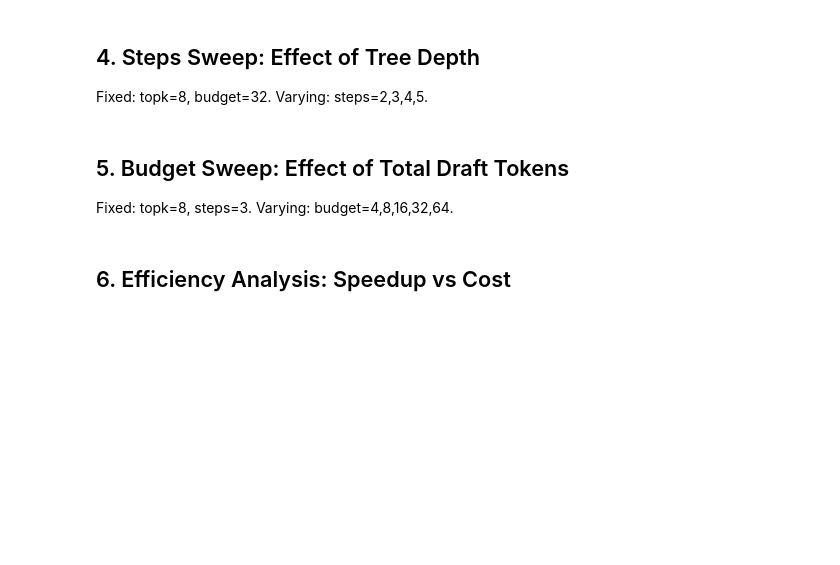
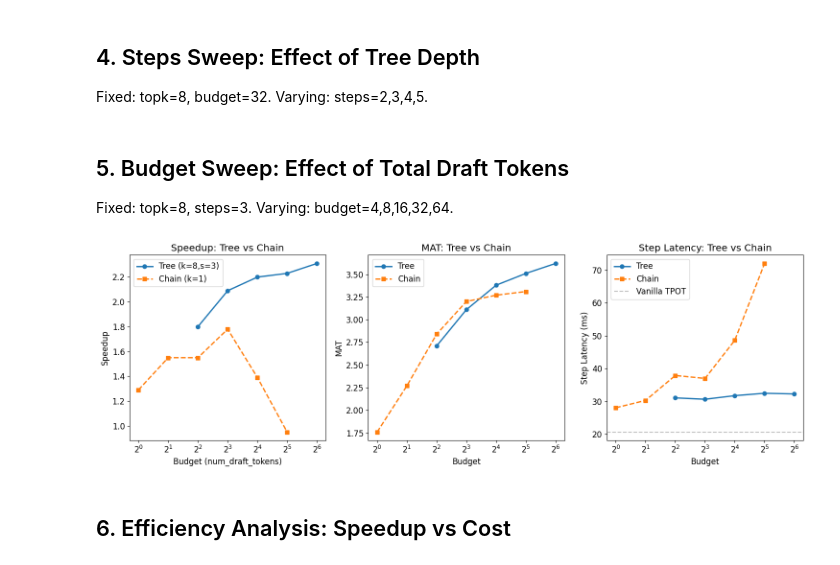
Before and after one commit to xogusrns123/advance-spec, a Jupyter notebook: notebooks/analyze_eagle3_bench.ipynb, the cells around one changed output. Drawn from its saved outputs; the diff is of its cells as text; code cells hidden in the pictures; blank space fills up the shorter version.

```diff
--- a/notebooks/analyze_eagle3_bench.ipynb
+++ b/notebooks/analyze_eagle3_bench.ipynb
@@ -154,7 +205,8 @@ Fixed: topk=8, budget=32. Varying: steps=2,3,4,5.
 # %%
 steps_sweep = df[
     (df['mode'] == 'tree') & (df['topk'] == 8) & (df['budget'] == 32)
-].sort_values('steps')
+].sort_values('steps').copy()
+steps_sweep['step_latency'] = steps_sweep['tpot_ms'] * steps_sweep['mat']
 
 if len(steps_sweep) > 0:
     fig, axes = plt.subplots(1, 3, figsize=(15, 5))
@@ -169,17 +221,17 @@ if len(steps_sweep) > 0:
     axes[1].set_ylabel('MAT')
     axes[1].set_title('MAT vs steps')
 
-    axes[2].plot(steps_sweep['steps'], steps_sweep['tpot_ms'], 'D-', color='#d62728', linewidth=2)
+    axes[2].plot(steps_sweep['steps'], steps_sweep['step_latency'], 'D-', color='#d62728', linewidth=2)
     axes[2].set_xlabel('steps')
-    axes[2].set_ylabel('TPOT (ms/tok)')
-    axes[2].set_title('Latency vs steps')
-    axes[2].axhline(y=vanilla_tpot, color='gray', linestyle='--', alpha=0.5, label='Vanilla')
+    axes[2].set_ylabel('Step Latency (ms)')
+    axes[2].set_title('Step Latency vs steps')
+    axes[2].axhline(y=vanilla_tpot, color='gray', linestyle='--', alpha=0.5, label='Vanilla TPOT')
     axes[2].legend()
 
     plt.tight_layout()
     plt.show()
 
-    steps_sweep[['topk', 'steps', 'budget', 'tpot_ms', 'speedup', 'mat', 'accept_rate']]
+    steps_sweep[['topk', 'steps', 'budget', 'step_latency', 'tpot_ms', 'speedup', 'mat', 'accept_rate']]
 else:
     print('No steps sweep data found')
 # %% [markdown]
@@ -189,10 +241,12 @@ Fixed: topk=8, steps=3. Varying: budget=4,8,16,32,64.
 # %%
 budget_sweep = df[
     (df['mode'] == 'tree') & (df['topk'] == 8) & (df['steps'] == 3)
-].sort_values('budget')
+].sort_values('budget').copy()
+budget_sweep['step_latency'] = budget_sweep['tpot_ms'] * budget_sweep['mat']
 
 # Add chain data for comparison
-chain_for_compare = df[df['mode'] == 'chain'].sort_values('budget')
+chain_for_compare = df[df['mode'] == 'chain'].sort_values('budget').copy()
+chain_for_compare['step_latency'] = chain_for_compare['tpot_ms'] * chain_for_compare['mat']
 
 if len(budget_sweep) > 0:
     fig, axes = plt.subplots(1, 3, figsize=(15, 5))
@@ -205,40 +259,42 @@ if len(budget_sweep) > 0:
     axes[0].set_xlabel('Budget (num_draft_tokens)')
     axes[0].set_ylabel('Speedup')
     axes[0].set_title('Speedup: Tree vs Chain')
     axes[0].set_xscale('log', base=2)
     axes[0].legend()
 
     # MAT
     axes[1].plot(budget_sweep['budget'], budget_sweep['mat'], 'o-',
                  linewidth=2, label='Tree')
     axes[1].plot(chain_for_compare['budget'], chain_for_compare['mat'], 's--',
                  color='#ff7f0e', linewidth=2, label='Chain')
     axes[1].set_xlabel('Budget')
     axes[1].set_ylabel('MAT')
     axes[1].set_title('MAT: Tree vs Chain')
     axes[1].set_xscale('log', base=2)
     axes[1].legend()
 
-    # TPOT
-    axes[2].plot(budget_sweep['budget'], budget_sweep['tpot_ms'], 'o-',
+    # Step Latency
+    axes[2].plot(budget_sweep['budget'], budget_sweep['step_latency'], 'o-',
                  linewidth=2, label='Tree')
-    axes[2].plot(chain_for_compare['budget'], chain_for_compare['tpot_ms'], 's--',
+    axes[2].plot(chain_for_compare['budget'], chain_for_compare['step_latency'], 's--',
                  color='#ff7f0e', linewidth=2, label='Chain')
-    axes[2].axhline(y=vanilla_tpot, color='gray', linestyle='--', alpha=0.5, label='Vanilla')
+    axes[2].axhline(y=vanilla_tpot, color='gray', linestyle='--', alpha=0.5, label='Vanilla TPOT')
     axes[2].set_xlabel('Budget')
-    axes[2].set_ylabel('TPOT (ms/tok)')
-    axes[2].set_title('Latency: Tree vs Chain')
+    axes[2].set_ylabel('Step Latency (ms)')
+    axes[2].set_title('Step Latency: Tree vs Chain')
     axes[2].set_xscale('log', base=2)
     axes[2].legend()
 
     plt.tight_layout()
     plt.show()
 
     pd.concat([budget_sweep, chain_for_compare]).sort_values(['budget', 'mode'])[[
-        'mode', 'topk', 'steps', 'budget', 'tpot_ms', 'speedup', 'mat', 'accept_rate'
+        'mode', 'topk', 'steps', 'budget', 'step_latency', 'tpot_ms', 'speedup', 'mat', 'accept_rate'
     ]]
 else:
     print('No budget sweep data found')
+# %% [output]
+[figure, added]
 # %% [markdown]
 ## 6. Efficiency Analysis: Speedup vs Cost
 # %%
```
Also changed, not shown: parts of 13 cells of this notebook, 3 other files.
